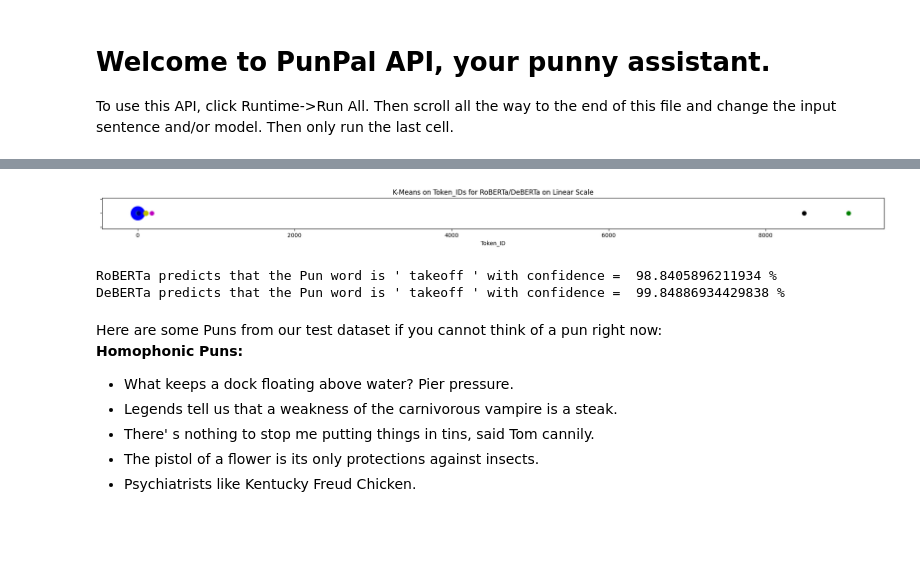
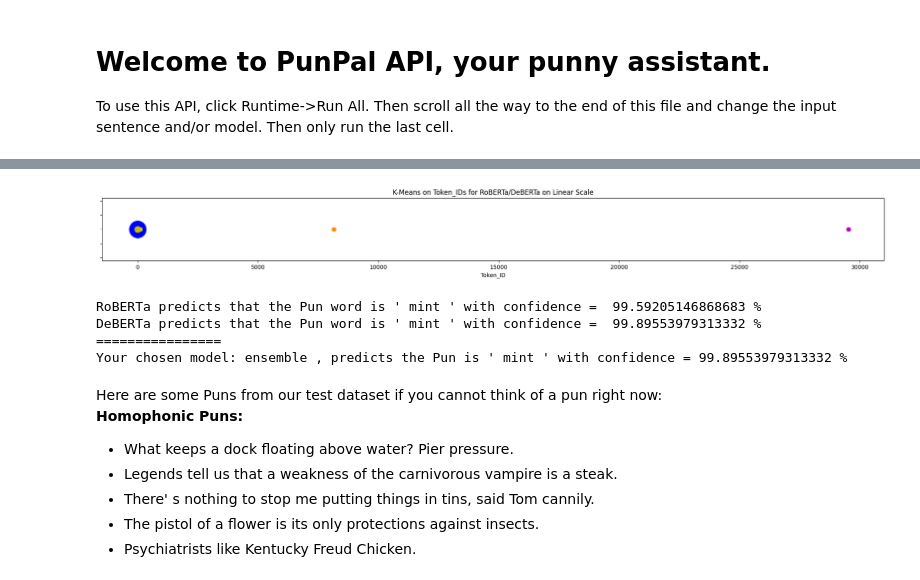
Before and after one commit to DavVratChadha/NoPunIntended, a Jupyter notebook: PunPal API/PunPal_API.ipynb, the cells around one changed output, grey strips where cells are left out. Saved outputs shown, nothing was run; the diff lists cells and outputs as text; code cells hidden in the pictures; blank space fills up the shorter version.

```diff
--- a/PunPal API/PunPal_API.ipynb
+++ b/PunPal API/PunPal_API.ipynb
@@ -156,7 +120,7 @@ def roberta_predictor(input_list, print_output):
   #mutliplier has been set to 0.5 because RoBERTa was fine-tuned by us with this value
   num_clusters = max(math.ceil(len(temp)*multiplier), min(5, len(sentence)))
 
-  kmeans = KMeans(n_clusters = num_clusters, n_init = 10)
+  kmeans = KMeans(n_clusters = num_clusters, n_init = 10, random_state = seed)
   kmeans.fit(temp.reshape(-1, 1))
   att_labels = np.array(kmeans.labels_)
   k_means_output.append(kmeans.labels_)
@@ -166,10 +130,10 @@ def roberta_predictor(input_list, print_output):
     cluster_sizes = np.bincount(kmeans.labels_)
 
     # Add circles with the same colors for points with the same label
-    colors = ['b', 'g', 'r', 'c', 'm', 'y', 'k',  'navy', 'teal', 'maroon', 'purple', 'olive', 'silver',  'mediumblue', 'lime', 'tomato', 'orchid', 'gold', 'gray',  'dodgerblue', 'darkgreen', 'deeppink', 'royalblue', 'sienna', 'darkorange',  'hotpink', 'turquoise', 'limegreen', 'cornflowerblue', 'sandybrown']
+    colors = ['b', 'g', 'r', 'gold', 'm', 'darkorange', 'dodgerblue', 'lime', 'y', 'k',  'navy', 'teal', 'maroon', 'purple', 'olive',  'mediumblue', 'tomato', 'orchid', 'darkgreen', 'deeppink', 'royalblue', 'sienna', 'hotpink', 'turquoise', 'limegreen', 'cornflowerblue', 'sandybrown']
     k = 0
     # Set up the figure and axes
-    fig, ax = plt.subplots(figsize=(25, 1))
+    fig, ax = plt.subplots(figsize=(25, 2))
 
     used_colors = {}
     # Plot the data points with the corresponding colors
@@ -331,7 +295,7 @@ def PunPal(input_sentence = "", model_name = "ensemble", display_output = True):
     return deberta_pred, deberta_conf
 
   elif model_name == "ensemble":
-    if roberta_conf > deberta_conf:
+    if 0.65 * roberta_conf > 0.85 * deberta_conf: #these constant are chosen after running the ensemble on validation set to find the best weights for weighted voting ensemble
       return roberta_pred, roberta_conf
     else:
       return deberta_pred, deberta_conf
@@ -341,18 +305,22 @@ def PunPal(input_sentence = "", model_name = "ensemble", display_output = True):
 # %%
 #model = roberta / deberta / ensemble
 #input = <your sentence>
 #display_output (optional) = True / False
 
-model = "roberta"
-input = "Two airline pilots in a stand-up comedy did a takeoff."
+model = "ensemble"
+input = "I knew a guy who collected candy canes, they were all in mint condition." #<======= Replace this with your sentence
 pred, conf = PunPal(input_sentence = input, model_name = model)
 
+print("================")
+print("Your chosen model:", model, ", predicts the Pun is '", pred, "' with confidence =", conf, "%")
 #Note: pred and conf depend on the model chosen, whereas the output below are for both model and can be turned off by setting display_output = False
 #Note2: Circles on graph below represent the centroid location of a K-Means cluster for token_id of words with similar context. Larger Radii implies larger cluster
 # %% [output]
-[figure, old version]
+[figure, new version]
-RoBERTa predicts that the Pun word is ' takeoff ' with confidence =  98.8405896211934 %
-DeBERTa predicts that the Pun word is ' takeoff ' with confidence =  99.84886934429838 %
+RoBERTa predicts that the Pun word is ' mint ' with confidence =  99.59205146868683 %
+DeBERTa predicts that the Pun word is ' mint ' with confidence =  99.89553979313332 %
+================
+Your chosen model: ensemble , predicts the Pun is ' mint ' with confidence = 99.89553979313332 %
 # %% [markdown]
 Here are some Puns from our test dataset if you cannot think of a pun right now:<br>
 **Homophonic Puns:**<br>
```
Also changed, not shown: parts of 4 cells of this notebook.
